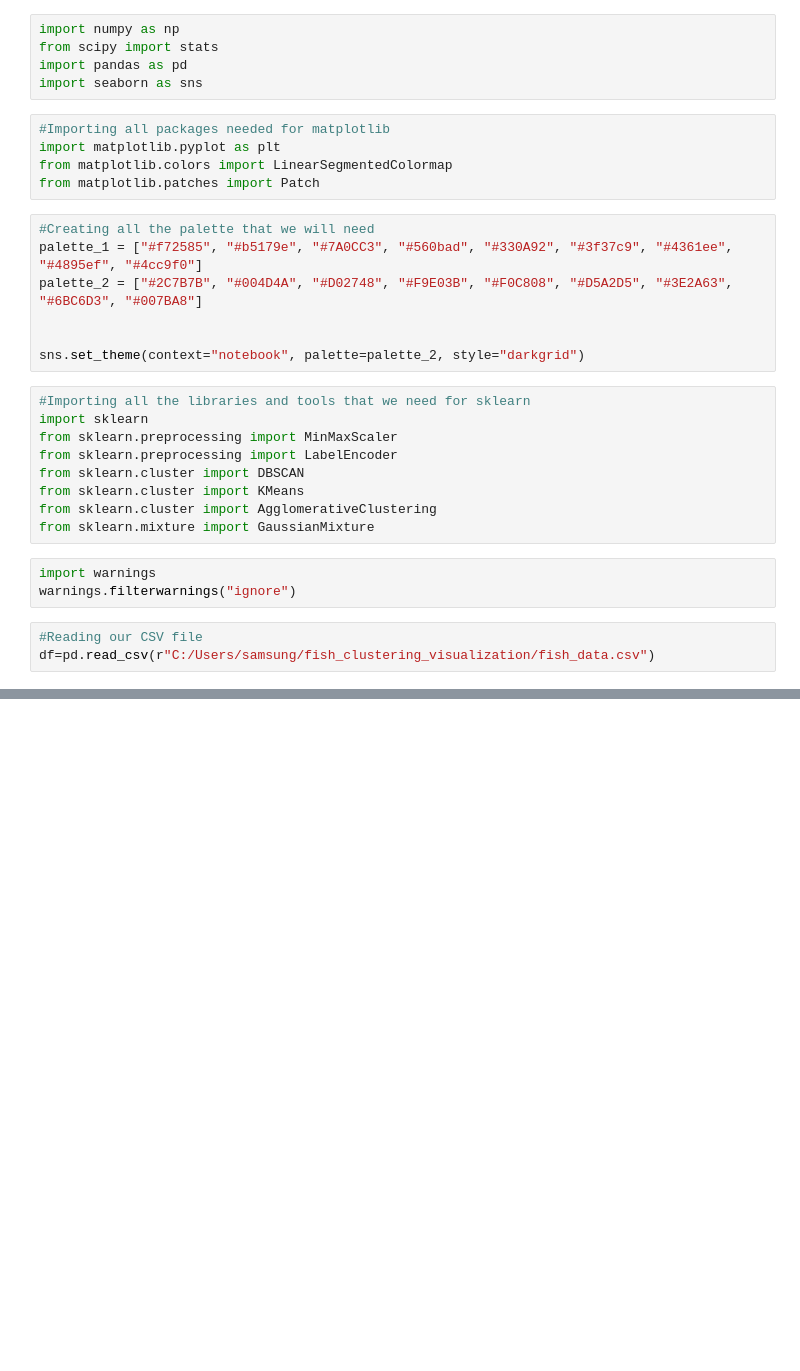
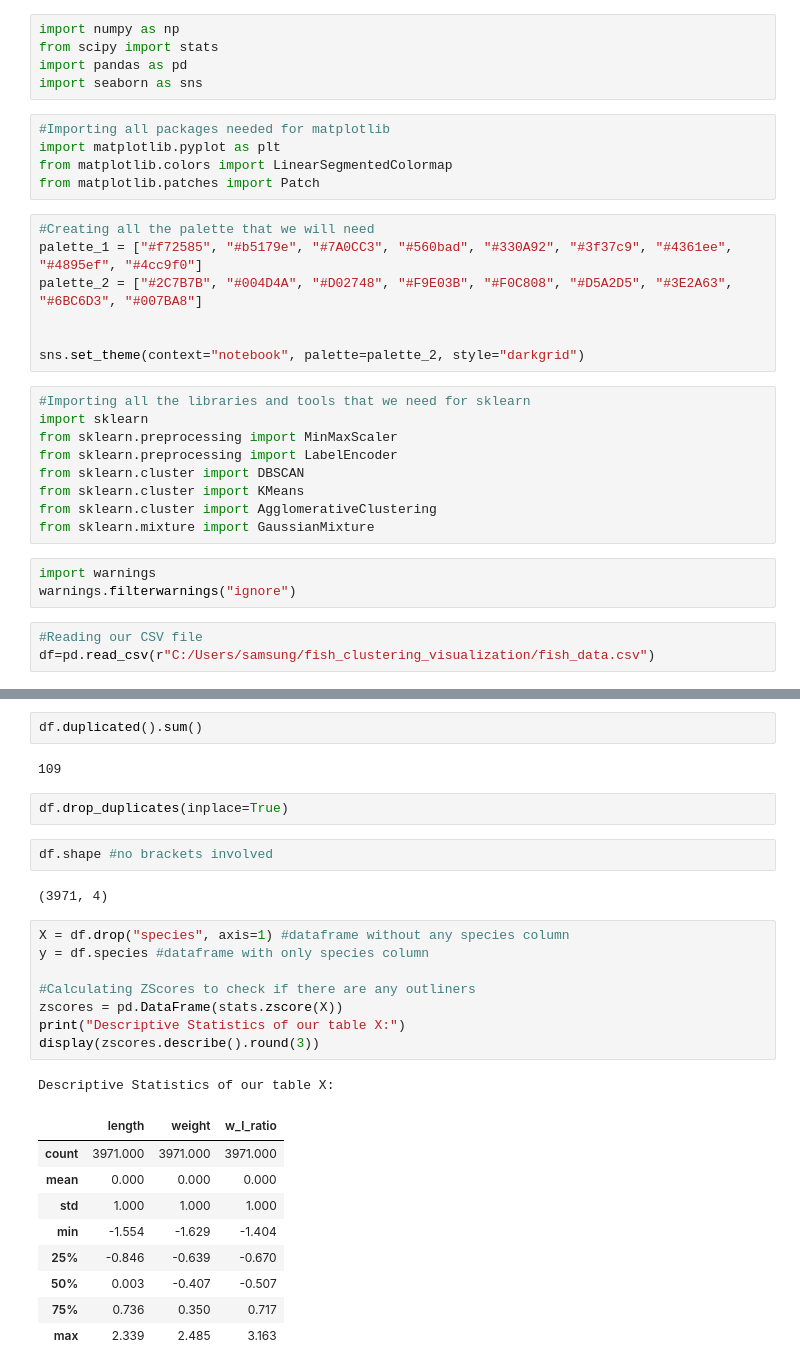
Before and after one commit to shrutikaren/fish_clustering_visualization, a Jupyter notebook: code.ipynb, the cells around one changed output, grey strips where cells are left out. Drawn from its saved outputs; the diff is of its cells as text; blank space fills up the shorter version.

```diff
--- a/code.ipynb
+++ b/code.ipynb
@@ -32,0 +76,29 @@ df=pd.read_csv(r"C:/Users/samsung/fish_clustering_visualization/fish_data.csv")
+# %%
+df.duplicated().sum()
+# %% [output]
+109
+# %%
+df.drop_duplicates(inplace=True)
+# %%
+df.shape #no brackets involved
+# %% [output]
+(3971, 4)
+# %%
+X = df.drop("species", axis=1) #dataframe without any species column
+y = df.species #dataframe with only species column
+
+#Calculating ZScores to check if there are any outliners
+zscores = pd.DataFrame(stats.zscore(X))
+print("Descriptive Statistics of our table X:")
+display(zscores.describe().round(3))
+# %% [output]
+Descriptive Statistics of our table X:
+|  | length | weight | w_l_ratio |
+| count | 3971.000 | 3971.000 | 3971.000 |
+| mean | 0.000 | 0.000 | 0.000 |
+| std | 1.000 | 1.000 | 1.000 |
+| min | -1.554 | -1.629 | -1.404 |
+| 25% | -0.846 | -0.639 | -0.670 |
+| 50% | 0.003 | -0.407 | -0.507 |
+| 75% | 0.736 | 0.350 | 0.717 |
+| max | 2.339 | 2.485 | 3.163 |
```
Also changed, not shown: parts of 6 cells of this notebook.
